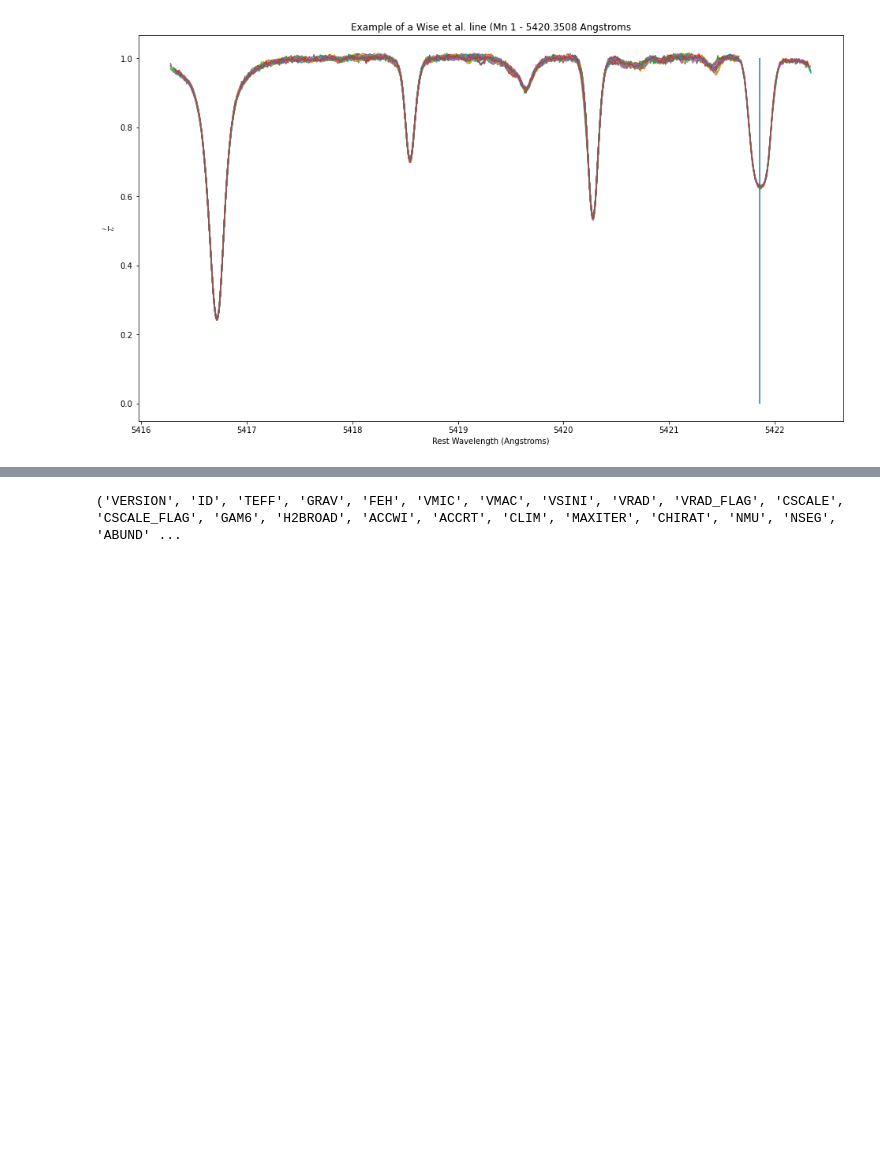
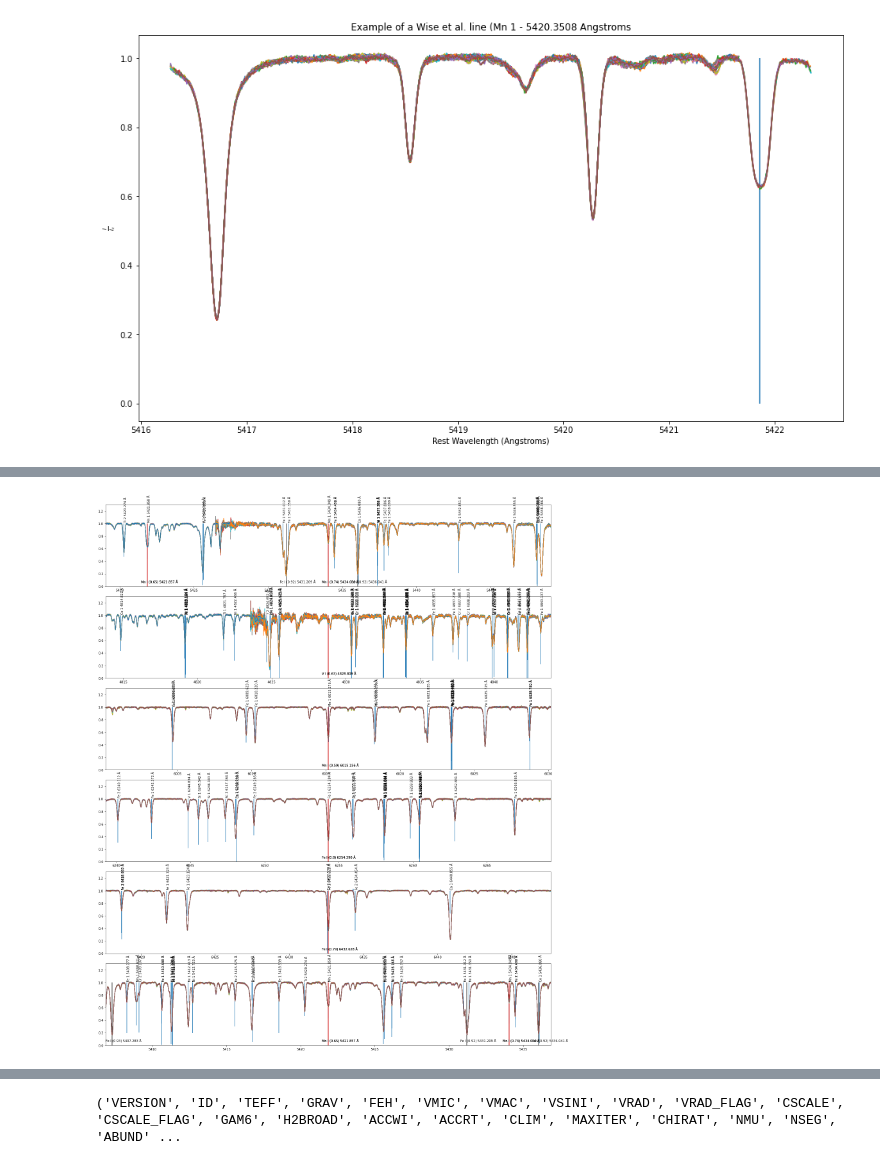
Before and after one commit to donaldnguyen99/line_tests, a Jupyter notebook: line_tests.ipynb, the cells around one changed output, grey strips where cells are left out. Drawn from its saved outputs; the diff is of its cells as text; code cells hidden in the pictures; blank space fills up the shorter version.

Commit message:
Comments and plotted red lines for chosen line

```diff
--- a/line_tests.ipynb
+++ b/line_tests.ipynb
@@ -44,12 +22,11 @@ def wavelength_rvshift(rv_cm_per_s):
 loader = FitsFileLoader()
 vloader = VelsLoader_CCF('34411')
 
-# Create list of pd.DataFrames and velocities for each fits file
+# Create list of ndarrays and velocities for each fits file
 datas = [loader.data_from_single_fits(filepath, 1) for filepath in loader.filepaths]
 vels = [vloader.velocity_from_fits(filename) for filename in loader.filenames]
 assert(len(datas) == len(vels))
-
-rv_shifts = [wavelength_rvshift(vel['v']) for vel in vels]
+rv_shifts = [relativistic_rv_shift(vel['v']) for vel in vels]
 
 # Create list of pd.Series of rv corrected wavelengths, continuums, and spectra for each fits file
 #   vels[0]['units'] = 'cm/s'
@@ -142,2 +54,91 @@ plt.show()
+# %%
+from scipy.interpolate import interp1d
+
+wise_lines = LineListLoader_Wise()
+
+# We choose the Wise lines to be the ones that are within the VALD depth range
+# The depth range of 0.5 to 0.8 is to avoid deep Fe lines that have broadening
+min_VALD_depth = 0.5
+max_VALD_depth = 0.8
+chosen_wise_lines = wise_lines.list_VALD_depths(min_VALD_depth, max_VALD_depth)
+# print(chosen_wise_lines)
+
+
+# All VALD lines
+vald_lines = LineListLoader_VALD().dataframe
+
+# List of observed intensities
+obs = [spectra[i] / continuums[i] for i in np.arange(len(wavelengths))]
+
+# For the chosen Wise et al. lines, query the file's index (in datas list) and order that contains that line
+# chosen_wise_lines_positions will contain { 'line': [(index, order), (index2, order2)], ... }
+chosen_wise_lines_positions = {}
+for chosen_line in chosen_wise_lines['Wavelength']: # Wavelengths in air
+    chosen_wise_lines_positions[chosen_line] = []
+    for ind_file, (wavelength, ob) in enumerate(zip(wavelengths, obs)):
+        for order in np.arange(len(wavelength)):
+            if wavelength[order, 0] <= air2vac(chosen_line) <= wavelength[order, -1]:
+                chosen_wise_lines_positions[chosen_line].append((ind_file, order))
+            # could interpolate in current file and order to find the observed intensity
+            # at/near the chosen wavelength
+
+
+# For the chosen Wise lines, we will plot all files and orders that contain them
+# We will look +/-wave_range Angstroms around the chosen line to find similarly shaped lines
+wave_range = 30
+
+fig, axes = plt.subplots(chosen_wise_lines['Wavelength'].count(), 1, figsize =(20, 24))
+plt.tight_layout()
+for ax, (chosen_line_index, chosen_line), positions in zip(axes, chosen_wise_lines.iterrows(), chosen_wise_lines_positions.values()):
+    chosen_line_vac = air2vac(chosen_line['Wavelength'])
+
+    # Set the axis limits
+    lower_xbound = chosen_line_vac - wave_range / 2
+    upper_xbound = chosen_line_vac + wave_range / 2
+    ax.set_xlim(lower_xbound, upper_xbound)
+    ax.set_ylim(0, 1.3)
+
+    # For each file and order, plot the observed spectrum and concatenate into one x and y arrays
+    x = np.array([])
+    y = np.array([])
+    for ind_file, order in positions:
+        x = np.concatenate((x, wavelengths[ind_file][order]))
+        y = np.concatenate((y, obs[ind_file][order]))
+        ax.plot(wavelengths[ind_file][order], obs[ind_file][order])
+
+    # Sort the concatenated x and y arrays by x (wavelength) and then interpolate to the chosen line
+    grid = np.column_stack((x, y))
+    sorted_grid = grid[np.argsort(grid[:, 0])]
+    sorted_grid = sorted_grid[~np.isnan(sorted_grid[:, 1])]
+    spline = interp1d(grid[:, 0], grid[:, 1], kind='linear')
+
+    # Plot any VALD lines (blue) that vary within an normalized intensity of "depth_range" difference
+    # Many lines vary greatly than VALD depths so we choose a depth range of 0.6
+    for index, vald_line in vald_lines[(vald_lines['WL_vac(A)'] >= lower_xbound) & (vald_lines['WL_vac(A)'] <= upper_xbound)].iterrows():
+        depth_range = 0.6
+        lower_depth = spline(vald_line['WL_vac(A)']) - depth_range
+        upper_depth = spline(vald_line['WL_vac(A)']) + depth_range
+        if lower_depth <= vald_line['Central depth'] <= upper_depth:
+            ax.vlines(vald_line['WL_vac(A)'], vald_line['Central depth'], 1)
+            ax.annotate(f"{vald_line['Spec Ion']}" + f" {vald_line['WL_vac(A)']:.3f} \u00C5", (vald_line['WL_vac(A)'], 1), xytext=(0, 5), textcoords='offset pixels', rotation=90)
+
+    # Plot any Wise lines (black) that may be present in xbounds
+    for chosen_line_index2, chosen_line2 in wise_lines.dataframe.iterrows():
+        chosen_line_vac2 = air2vac(chosen_line2['Wavelength'])
+        if lower_xbound <= chosen_line_vac2 <= upper_xbound:
+            ax.vlines(chosen_line_vac2, 0, 1, 'black')
+            ax.annotate(f"{chosen_line2['Species_(VALD_Depth)']}" + f" {chosen_line_vac2:.3f} \u00C5", (chosen_line_vac2, 0), xytext=(-20, 10), textcoords='offset pixels')
+
+
+    # Plot the chosen Wise lines (red) which should be centered in xbounds
+    for chosen_line_index2, chosen_line2 in chosen_wise_lines.iterrows():
+        chosen_line_vac2 = air2vac(chosen_line2['Wavelength'])
+        if lower_xbound <= chosen_line_vac2 <= upper_xbound:
+            ax.vlines(chosen_line_vac2, 0, 1, 'red')
+            ax.annotate(f"{chosen_line2['Species_(VALD_Depth)']}" + f" {chosen_line_vac2:.3f} \u00C5", (chosen_line_vac2, 0), xytext=(-20, 10), textcoords='offset pixels')
+plt.savefig('lines_on_34411_spectra.png', dpi=300)
+plt.show()
+# %% [output]
+[figure, added]
 # %%
 wise_lines_vac = wise_lines.dataframe
```
Also changed, not shown: parts of 6 cells of this notebook, 4 other files.
